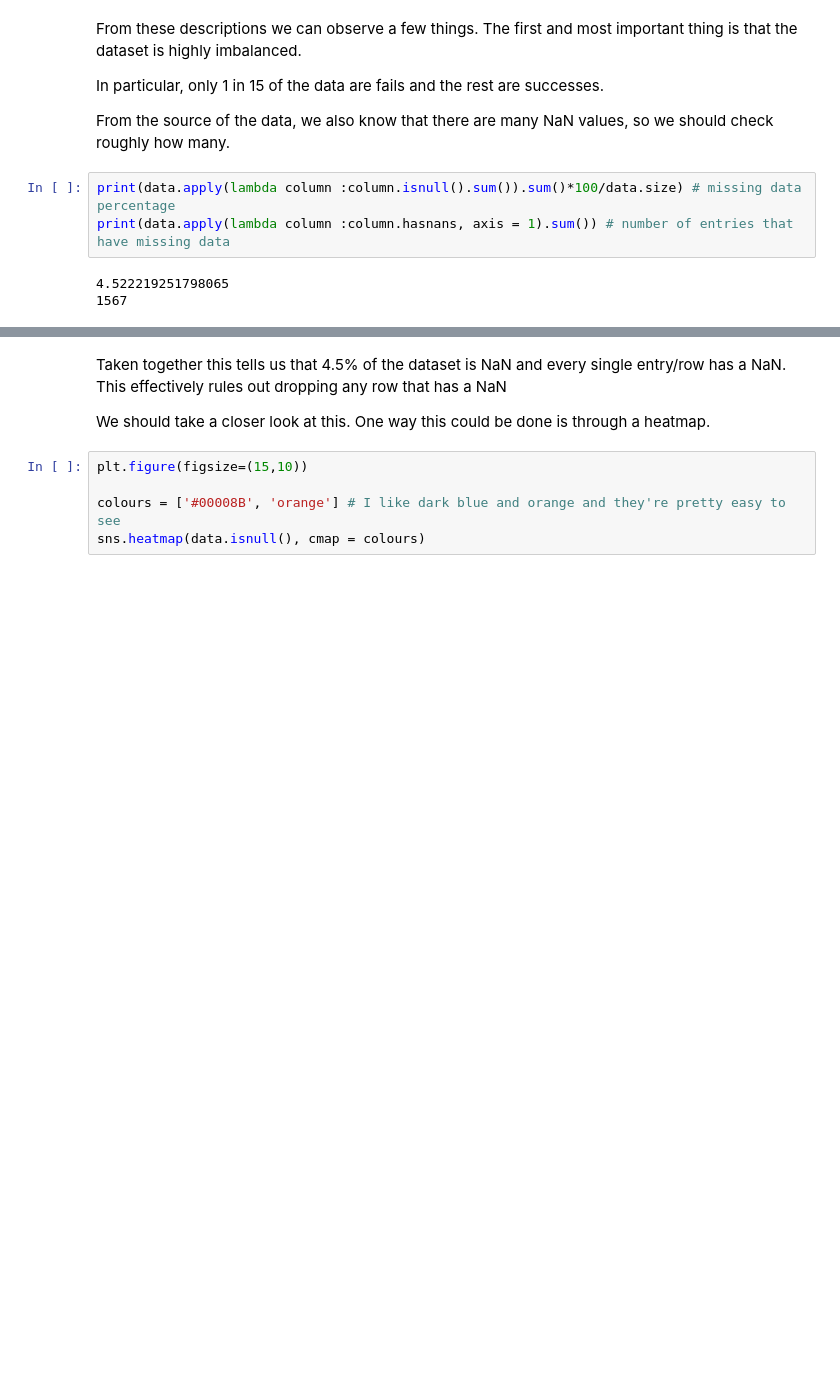
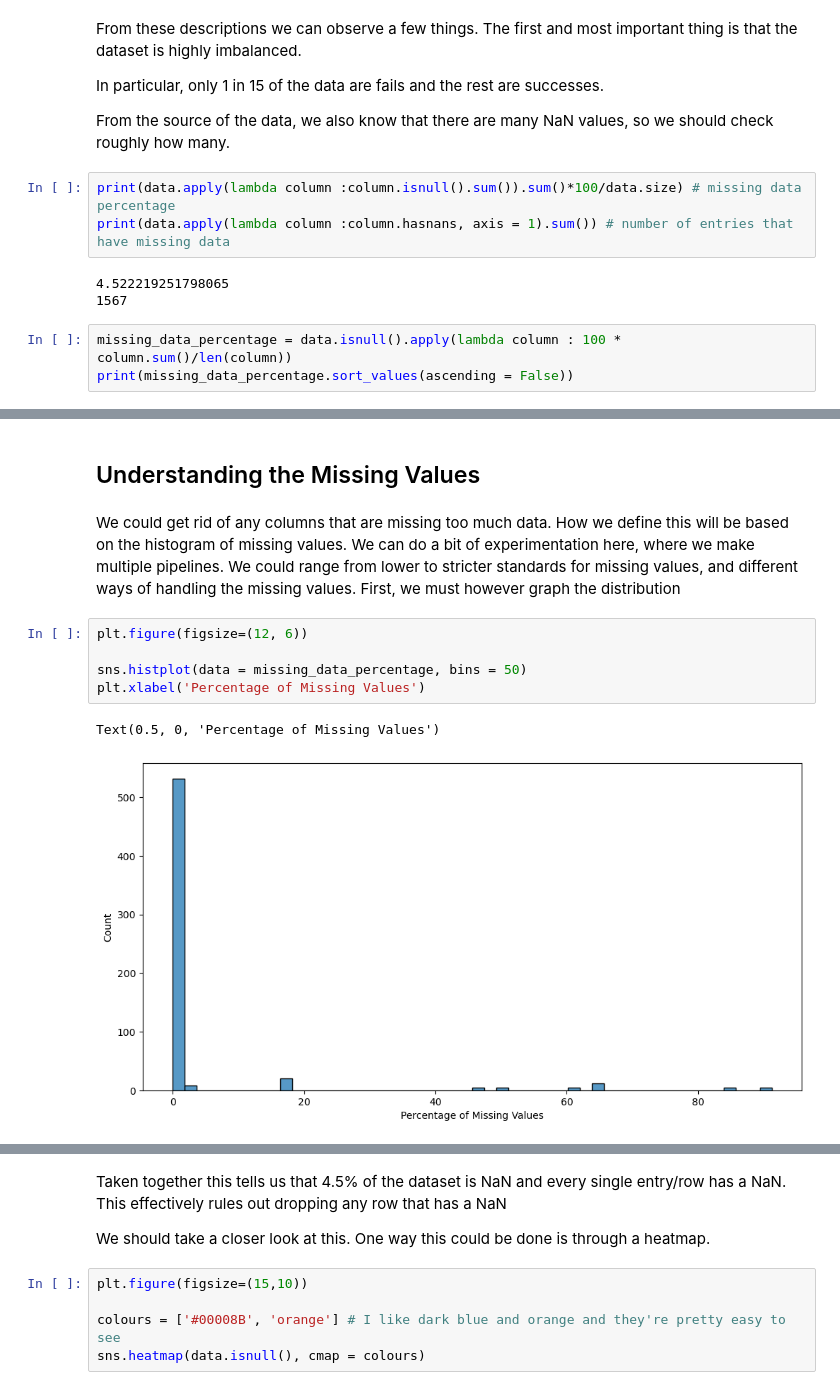
Before and after one commit to 4a24192a/erm-theres-an-issue, a Jupyter notebook: fault_detection.ipynb, the cells around one changed output, grey strips where cells are left out. Saved outputs shown, nothing was run; the diff lists cells and outputs as text; blank space fills up the shorter version.

Commit message:
some missing value analysis
looked more carefully at which columns had missing value correlations, came up with a hypothesis and a few different potential pipelines to test the hypothesis.

```diff
--- a/fault_detection.ipynb
+++ b/fault_detection.ipynb
@@ -82,3 +82,6 @@ print(data.apply(lambda column :column.hasnans, axis = 1).sum()) # number of ent
 # %% [output]
 4.522219251798065
 1567
+# %%
+missing_data_percentage = data.isnull().apply(lambda column : 100 * column.sum()/len(column))
+print(missing_data_percentage.sort_values(ascending = False))
@@ -84,0 +101,12 @@ print(data.apply(lambda column :column.hasnans, axis = 1).sum()) # number of ent
+# %% [markdown]
+## Understanding the Missing Values
+# %% [markdown]
+We could get rid of any columns that are missing too much data. How we define this will be based on the histogram of missing values. We can do a bit of experimentation here, where we make multiple pipelines. We could range from lower to stricter standards for missing values, and different ways of handling the missing values. First, we must however graph the distribution
+# %%
+plt.figure(figsize=(12, 6))
+
+sns.histplot(data = missing_data_percentage, bins = 50)
+plt.xlabel('Percentage of Missing Values')
+# %% [output]
+Text(0.5, 0, 'Percentage of Missing Values')
+[figure, added]
```
Also changed, not shown: parts of 10 cells of this notebook.
